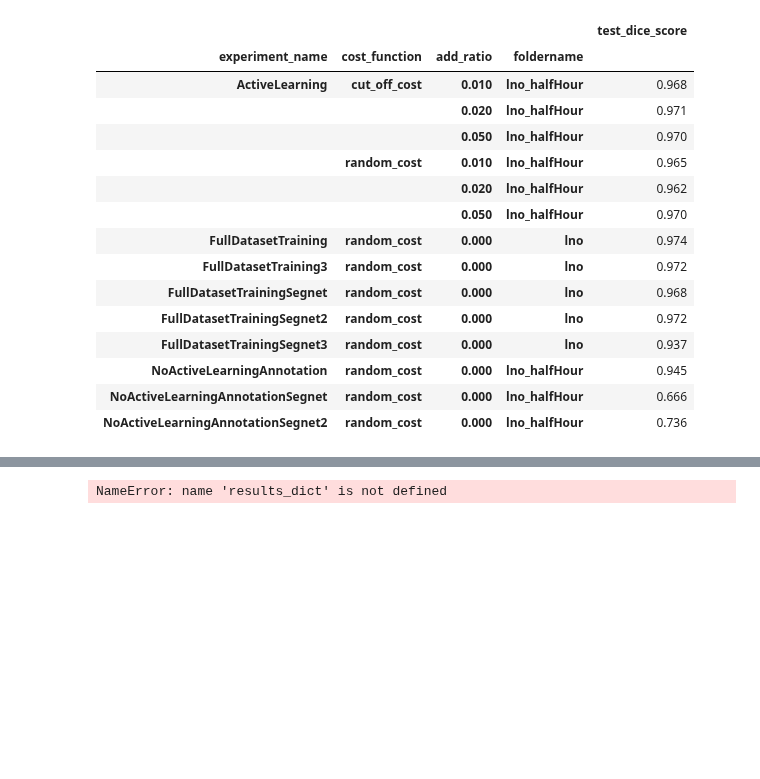
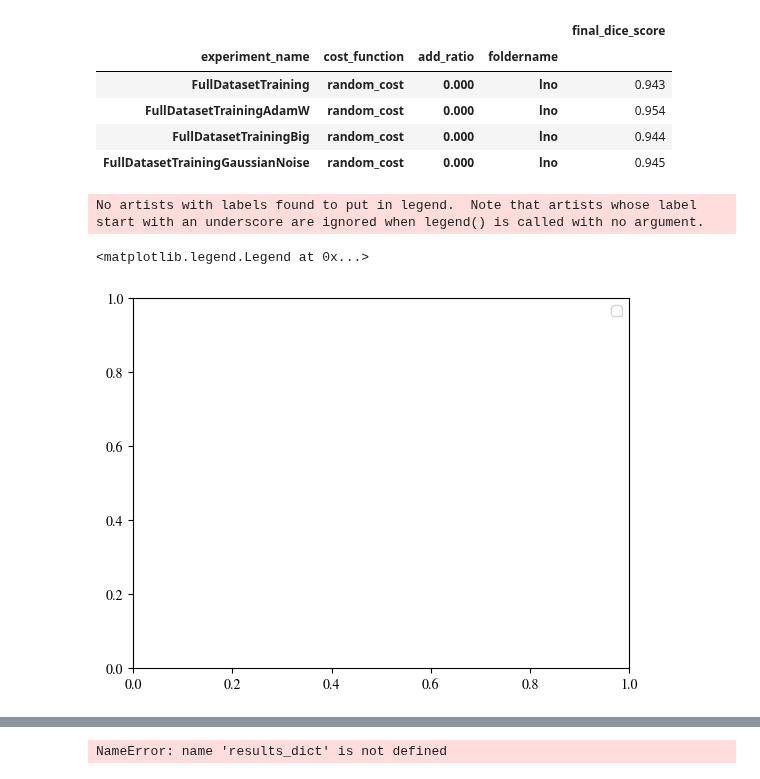
Before and after one commit to laura-rieger/segmenter, a Jupyter notebook: src/Results.ipynb, the cells around one changed output, grey strips where cells are left out. Drawn from its saved outputs; the diff is of its cells as text; code cells hidden in the pictures; blank space fills up the shorter version.

```diff
--- a/src/Results.ipynb
+++ b/src/Results.ipynb
@@ -33,29 +30,19 @@ The autoreload extension is already loaded. To reload it, use:
 # %%
 fnames = sorted([oj(config['PATHS']['model_path'] , fname) for fname in os.listdir(config['PATHS']['model_path'] ) if "pkl" in fname])
 results_list = [pd.Series(pkl.load(open(fname, "rb"))) for fname in (fnames)]
 results = pd.concat(results_list, axis=1).T.infer_objects()
 
 
 results.reset_index(inplace=True)
 # results['best_val_score'] = [max(x) for x in results.val_scores]
-results = results[results['final_dice_score'] > 0.5] # random sometimes does not work
-results[['foldername',  'cost_function', 'add_ratio',  'test_dice_score',
+# results = results[results['final_dice_score'] > 0.5] # random sometimes does not work
+results[['foldername',  'cost_function', 'add_ratio',  'final_dice_score',
          'experiment_name']].groupby([ 'experiment_name', 'cost_function','add_ratio',
          'foldername' ]).mean()
 # %% [output]
-|  |  |  |  | test_dice_score |
+|  |  |  |  | final_dice_score |
 | experiment_name | cost_function | add_ratio | foldername |  |
-| ActiveLearning | cut_off_cost | 0.010 | lno_halfHour | 0.968 |
-|  |  | 0.020 | lno_halfHour | 0.971 |
-|  |  | 0.050 | lno_halfHour | 0.970 |
-|  | random_cost | 0.010 | lno_halfHour | 0.965 |
-|  |  | 0.020 | lno_halfHour | 0.962 |
-|  |  | 0.050 | lno_halfHour | 0.970 |
-| FullDatasetTraining | random_cost | 0.000 | lno | 0.974 |
-| FullDatasetTraining3 | random_cost | 0.000 | lno | 0.972 |
-| FullDatasetTrainingSegnet | random_cost | 0.000 | lno | 0.968 |
-| FullDatasetTrainingSegnet2 | random_cost | 0.000 | lno | 0.972 |
-| FullDatasetTrainingSegnet3 | random_cost | 0.000 | lno | 0.937 |
-| NoActiveLearningAnnotation | random_cost | 0.000 | lno_halfHour | 0.945 |
-| NoActiveLearningAnnotationSegnet | random_cost | 0.000 | lno_halfHour | 0.666 |
-| NoActiveLearningAnnotationSegnet2 | random_cost | 0.000 | lno_halfHour | 0.736 |
+| FullDatasetTraining | random_cost | 0.000 | lno | 0.943 |
+| FullDatasetTrainingAdamW | random_cost | 0.000 | lno | 0.954 |
+| FullDatasetTrainingBig | random_cost | 0.000 | lno | 0.944 |
+| FullDatasetTrainingGaussianNoise | random_cost | 0.000 | lno | 0.945 |
@@ -62,3 +55,11 @@ results[['foldername',  'cost_function', 'add_ratio',  'test_dice_score',
+# %%
+for i in range(len(results)):
+    plt.plot(results.train_losses[i], label=results.experiment_name[i])
+plt.legend()
+# %% [output]
+No artists with labels found to put in legend.  Note that artists whose label start with an underscore are ignored when legend() is called with no argument.
+<matplotlib.legend.Legend at 0x...>
+[figure, added]
 # %%
 # make figure barplot
 results_dict ={}
```
Also changed, not shown: parts of 7 cells of this notebook, 5 other files.
